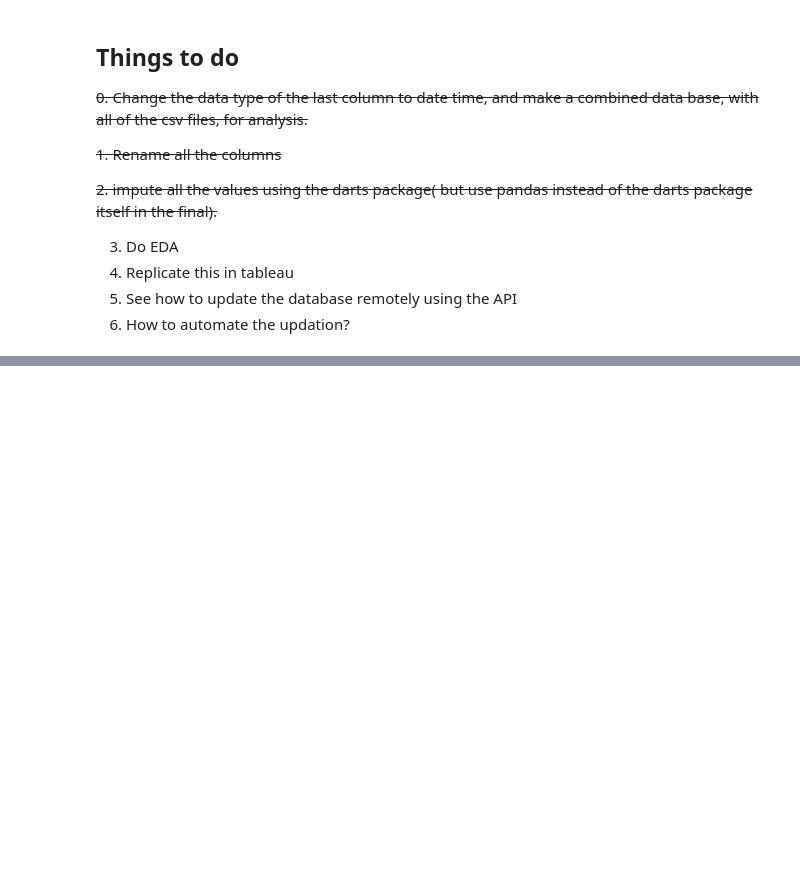
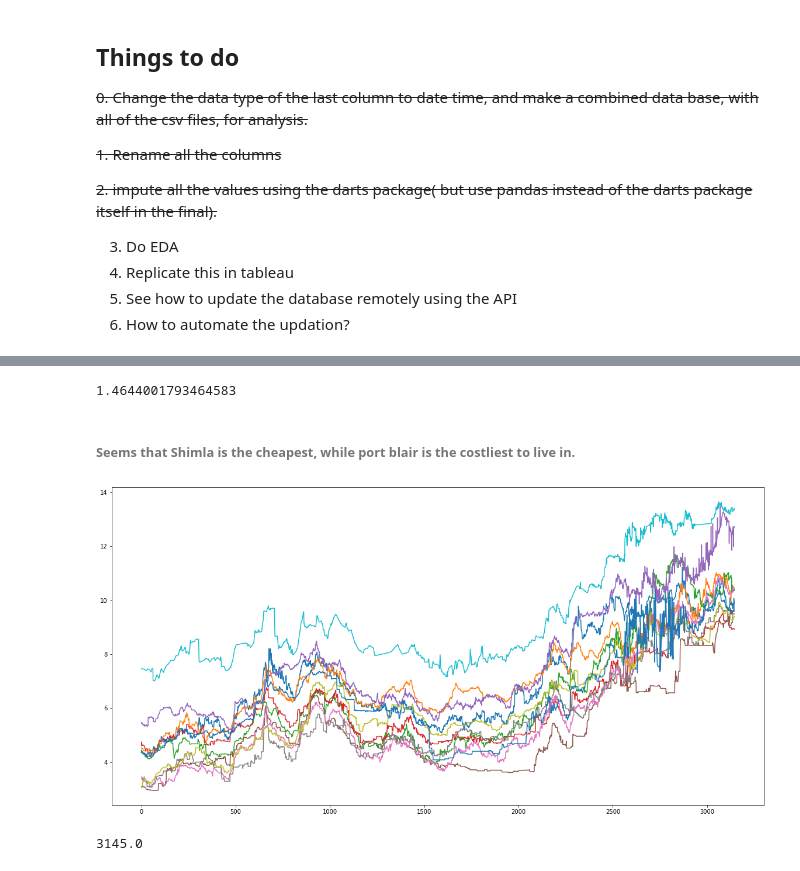
Before and after one commit to aadityarock2000/Price-history-analysis, a Jupyter notebook: notebooks/Prices EDA.ipynb, the cells around one changed output, grey strips where cells are left out. Cells and saved outputs as stored; diff of their text form; code cells hidden in the pictures; blank space fills up the shorter version.

```diff
--- a/notebooks/Prices EDA.ipynb
+++ b/notebooks/Prices EDA.ipynb
@@ -71,12 +120,12 @@ df_HYDERABAD['23'] =  pd.to_datetime(df_HYDERABAD['23'], format='%d/%m/%Y')
 # %%
-df_CHENNAI = df_CHENNAI[['1','2','3','4','5','6','7','8','9','10','11','12','13','14','15','16','17','18','19','20','21','22']].interpolate(limit_direction='both')
-df_DELHI = df_DELHI[['1','2','3','4','5','6','7','8','9','10','11','12','13','14','15','16','17','18','19','20','21','22']].interpolate(limit_direction='both')
-df_LUCKNOW = df_LUCKNOW[['1','2','3','4','5','6','7','8','9','10','11','12','13','14','15','16','17','18','19','20','21','22']].interpolate(limit_direction='both')
-df_SHIMLA = df_SHIMLA[['1','2','3','4','5','6','7','8','9','10','11','12','13','14','15','16','17','18','19','20','21','22']].interpolate(limit_direction='both')
-df_MUMBAI = df_MUMBAI[['1','2','3','4','5','6','7','8','9','10','11','12','13','14','15','16','17','18','19','20','21','22']].interpolate(limit_direction='both')
-df_AHMEDABAD = df_AHMEDABAD[['1','2','3','4','5','6','7','8','9','10','11','12','13','14','15','16','17','18','19','20','21','22']].interpolate(limit_direction='both')
-df_KOLKATA = df_KOLKATA[['1','2','3','4','5','6','7','8','9','10','11','12','13','14','15','16','17','18','19','20','21','22']].interpolate(limit_direction='both')
-df_PATNA = df_PATNA[['1','2','3','4','5','6','7','8','9','10','11','12','13','14','15','16','17','18','19','20','21','22']].interpolate(limit_direction='both')
-df_GUWAHATI = df_GUWAHATI[['1','2','3','4','5','6','7','8','9','10','11','12','13','14','15','16','17','18','19','20','21','22']].interpolate(limit_direction='both')
-df_PORT_BLAIR = df_PORT_BLAIR[['1','2','3','4','5','6','7','8','9','10','11','12','13','14','15','16','17','18','19','20','21','22']].interpolate(limit_direction='both')
-df_HYDERABAD = df_HYDERABAD[['1','2','3','4','5','6','7','8','9','10','11','12','13','14','15','16','17','18','19','20','21','22']].interpolate(limit_direction='both')
+# df_CHENNAI = df_CHENNAI[['1','2','3','4','5','6','7','8','9','10','11','12','13','14','15','16','17','18','19','20','21','22']].interpolate(limit_direction='both')
+# df_DELHI = df_DELHI[['1','2','3','4','5','6','7','8','9','10','11','12','13','14','15','16','17','18','19','20','21','22']].interpolate(limit_direction='both')
+# df_LUCKNOW = df_LUCKNOW[['1','2','3','4','5','6','7','8','9','10','11','12','13','14','15','16','17','18','19','20','21','22']].interpolate(limit_direction='both')
+# df_SHIMLA = df_SHIMLA[['1','2','3','4','5','6','7','8','9','10','11','12','13','14','15','16','17','18','19','20','21','22']].interpolate(limit_direction='both')
+# df_MUMBAI = df_MUMBAI[['1','2','3','4','5','6','7','8','9','10','11','12','13','14','15','16','17','18','19','20','21','22']].interpolate(limit_direction='both')
+# df_AHMEDABAD = df_AHMEDABAD[['1','2','3','4','5','6','7','8','9','10','11','12','13','14','15','16','17','18','19','20','21','22']].interpolate(limit_direction='both')
+# df_KOLKATA = df_KOLKATA[['1','2','3','4','5','6','7','8','9','10','11','12','13','14','15','16','17','18','19','20','21','22']].interpolate(limit_direction='both')
+# df_PATNA = df_PATNA[['1','2','3','4','5','6','7','8','9','10','11','12','13','14','15','16','17','18','19','20','21','22']].interpolate(limit_direction='both')
+# df_GUWAHATI = df_GUWAHATI[['1','2','3','4','5','6','7','8','9','10','11','12','13','14','15','16','17','18','19','20','21','22']].interpolate(limit_direction='both')
+# df_PORT_BLAIR = df_PORT_BLAIR[['1','2','3','4','5','6','7','8','9','10','11','12','13','14','15','16','17','18','19','20','21','22']].interpolate(limit_direction='both')
+# df_HYDERABAD = df_HYDERABAD[['1','2','3','4','5','6','7','8','9','10','11','12','13','14','15','16','17','18','19','20','21','22']].interpolate(limit_direction='both')
@@ -106,0 +161,16 @@ df.head()
+# %%
+# copy the data
+df_scaled = df.copy()
+# apply normalization technique
+df_scaled.iloc[:,1:23] = MinMaxScaler().fit_transform(df_scaled.iloc[:,1:23])
+# %%
+d={}
+l=[]
+places=["CHENNAI","DELHI","LUCKNOW","SHIMLA","MUMBAI","AHMEDABAD","KOLKATA","PATNA","GUWAHATI","PORT BLAIR","HYDERABAD"]
+for i in range(len(places)):
+
+    d[places[i]]=df_scaled[df_scaled["City"]==places[i]].iloc[2500,1:23].sum()
+    l.append([d[places[i]],places[i]])
+l.sort()
+for ele in l:
+    print(ele)
@@ -106,0 +189,16 @@ df.head()
+# %%
+l[-2][0]/l[0][0]
+# %% [output]
+1.4644001793464583
+# %% [markdown]
+###### Seems that Shimla is the cheapest, while port blair is the costliest to live in.
+# %%
+# Plotting the normalised cost change over the years
+for i in range(len(places)):
+    df_scaled[df_scaled["City"]==places[i]].iloc[:,1:23].sum(axis=1).plot(figsize=(20, 10))
+# %% [output]
+[figure, added]
+# %%
+df_scaled.shape[0]/11
+# %% [output]
+3145.0
```
Also changed, not shown: parts of 116 cells of this notebook, 26 other files.
